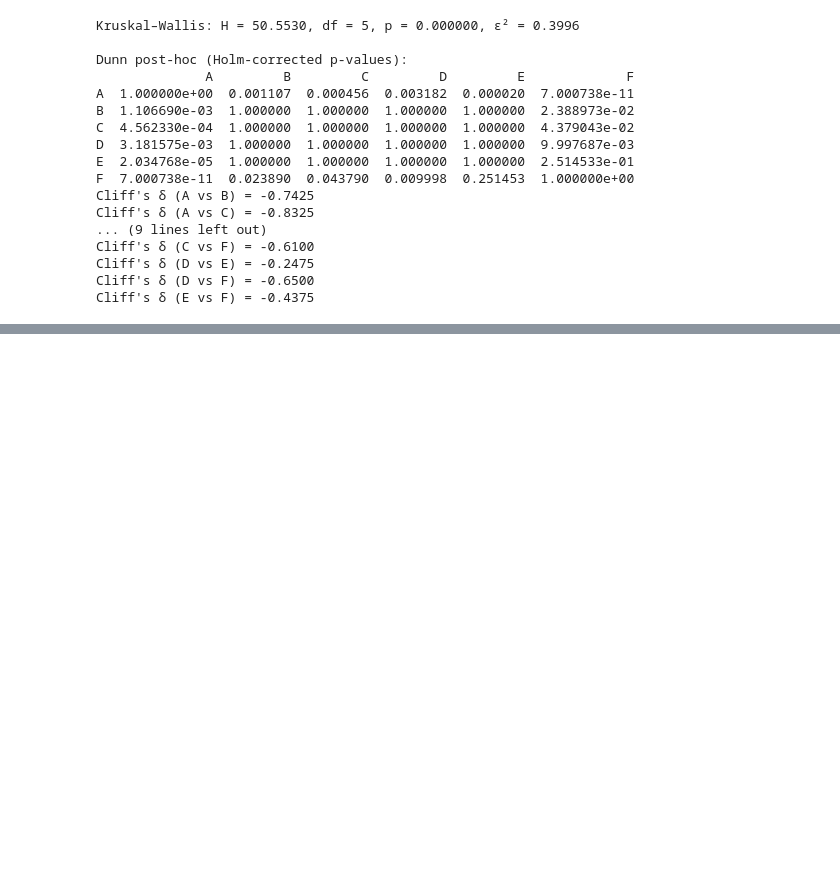
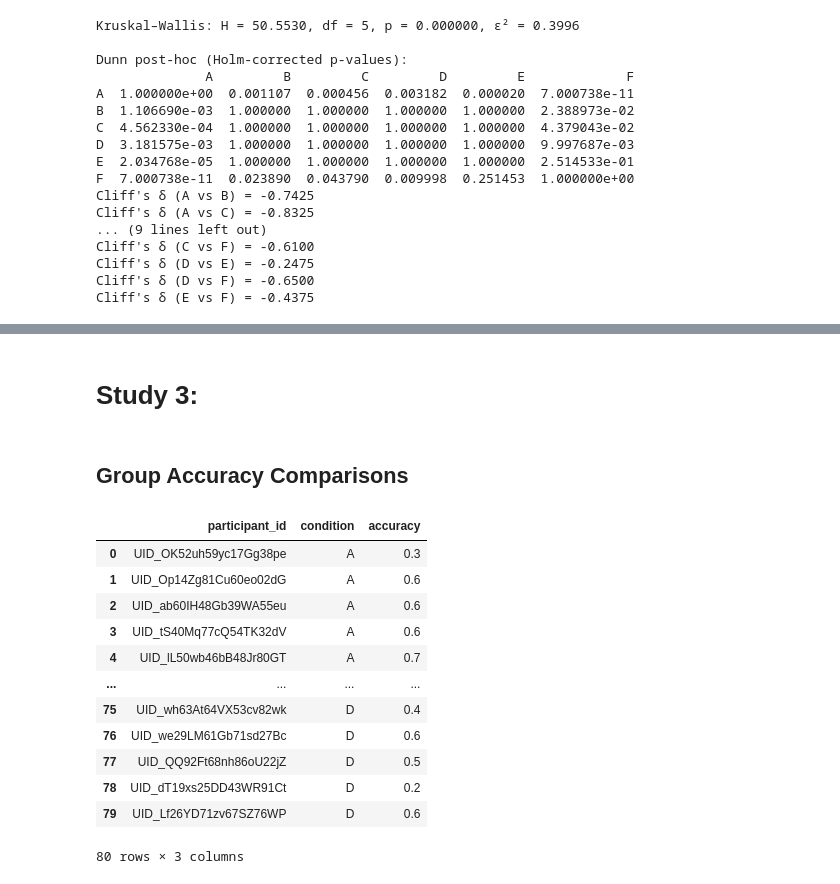
Before and after one commit to RuthiCohen/personalized_xai_aglorithm, a Jupyter notebook: statistical_analysis_all_experiments.ipynb, the cells around one changed output, grey strips where cells are left out. Drawn from its saved outputs; the diff is of its cells as text; code cells hidden in the pictures; blank space fills up the shorter version.

```diff
--- a/statistical_analysis_all_experiments.ipynb
+++ b/statistical_analysis_all_experiments.ipynb
@@ -407,0 +562,4 @@ Cliff's δ (E vs F) = -0.4375
+# %% [markdown]
+# Study 3:
+# %% [markdown]
+## Group Accuracy Comparisons
@@ -407,0 +622,16 @@ Cliff's δ (E vs F) = -0.4375
+# %%
+results
+# %% [output]
+|  | participant_id | condition | accuracy |
+| 0 | UID_OK52uh59yc17Gg38pe | A | 0.3 |
+| 1 | UID_Op14Zg81Cu60eo02dG | A | 0.6 |
+| 2 | UID_ab60IH48Gb39WA55eu | A | 0.6 |
+| 3 | UID_tS40Mq77cQ54TK32dV | A | 0.6 |
+| 4 | UID_lL50wb46bB48Jr80GT | A | 0.7 |
+| ... | ... | ... | ... |
+| 75 | UID_wh63At64VX53cv82wk | D | 0.4 |
+| 76 | UID_we29LM61Gb71sd27Bc | D | 0.6 |
+| 77 | UID_QQ92Ft68nh86oU22jZ | D | 0.5 |
+| 78 | UID_dT19xs25DD43WR91Ct | D | 0.2 |
+| 79 | UID_Lf26YD71zv67SZ76WP | D | 0.6 |
+80 rows × 3 columns
```
Also changed, not shown: parts of 17 cells of this notebook.
